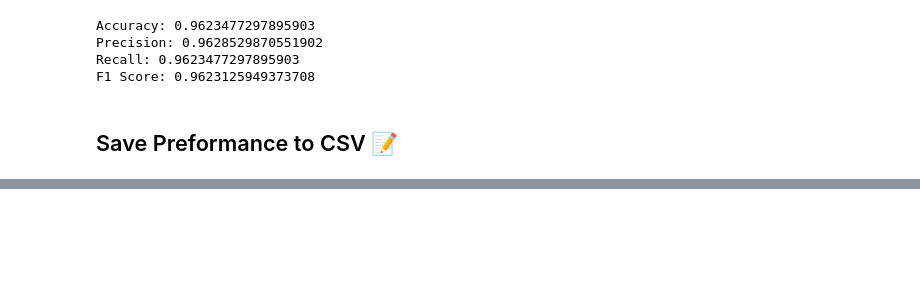
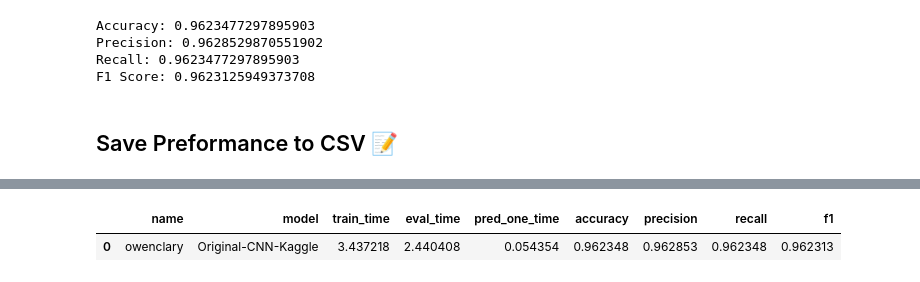
Before and after one commit to Fredericguth/x_ray_lewagon2024, a Jupyter notebook: notebooks/datascientist_deliverable.ipynb, the cells around one changed output, grey strips where cells are left out. Saved outputs shown, nothing was run; the diff lists cells and outputs as text; code cells hidden in the pictures; blank space fills up the shorter version.

```diff
--- a/notebooks/datascientist_deliverable.ipynb
+++ b/notebooks/datascientist_deliverable.ipynb
@@ -423,3 +411,10 @@ pred_one_time = end_pred_time - start_pred_time
 Predicted class: Avulsion fracture
 # %%
 log_model_metrics("metrics.txt", "results.csv", "Original-CNN-Kaggle", train_time, eval_time, pred_one_time)
+# %%
+res = pd.read_csv('/Users/owenclary/code/Owencclary/x_ray_lewagon2024/notebooks/results.csv')
+
+res
+# %% [output]
+|  | name | model | train_time | eval_time | pred_one_time | accuracy | precision | recall | f1 |
+| 0 | owenclary | Original-CNN-Kaggle | 3.437218 | 2.440408 | 0.054354 | 0.962348 | 0.962853 | 0.962348 | 0.962313 |
```
Also changed, not shown: parts of 5 cells of this notebook.
